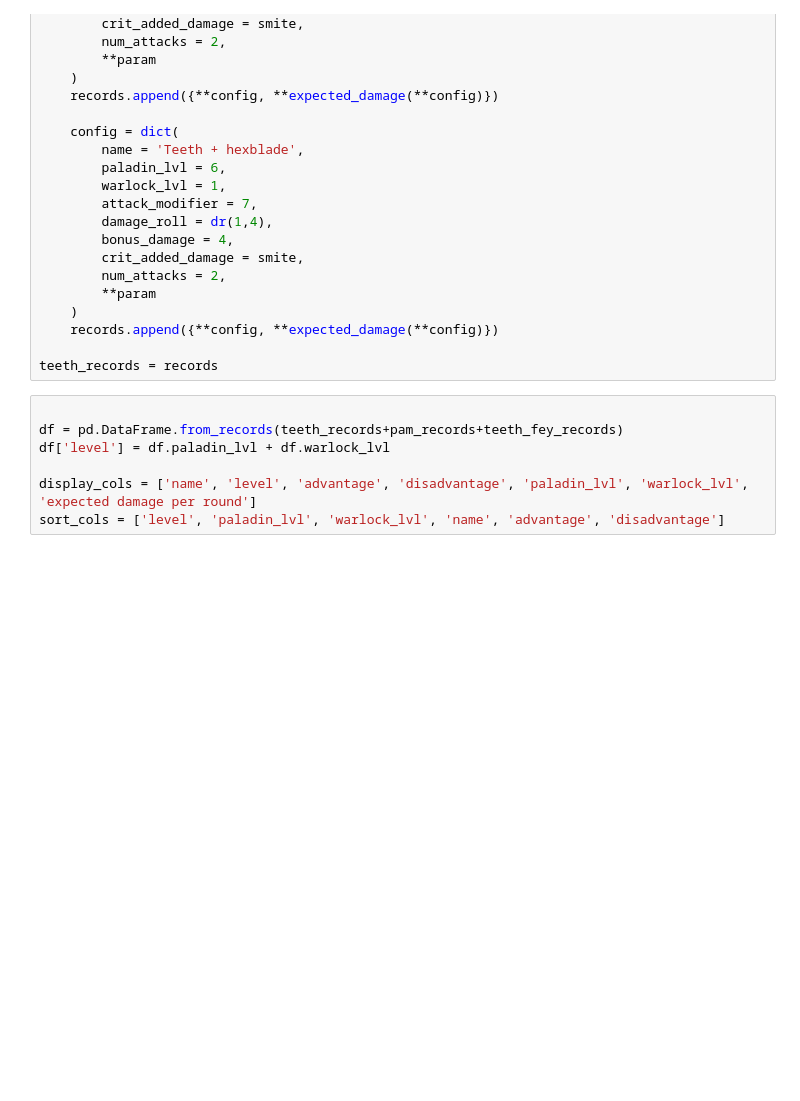
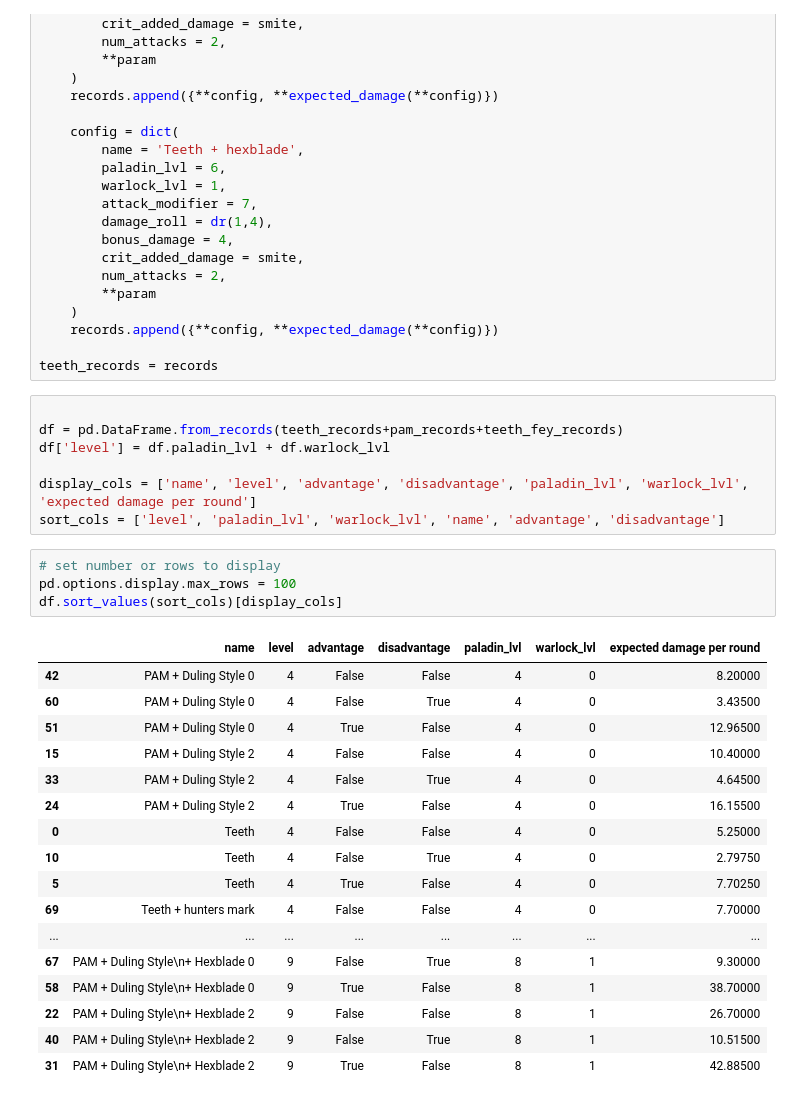
Before and after one commit to spencebeecher/dnd, a Jupyter notebook: dnd.ipynb, the cells around one changed output. Cells and saved outputs as stored; diff of their text form; blank space fills up the shorter version.

```diff
--- a/dnd.ipynb
+++ b/dnd.ipynb
@@ -355,4 +358,26 @@ df['level'] = df.paladin_lvl + df.warlock_lvl
 
 display_cols = ['name', 'level', 'advantage', 'disadvantage', 'paladin_lvl', 'warlock_lvl', 'expected damage per round']
 sort_cols = ['level', 'paladin_lvl', 'warlock_lvl', 'name', 'advantage', 'disadvantage']
+# %%
+# set number or rows to display
+pd.options.display.max_rows = 100
+df.sort_values(sort_cols)[display_cols]
+# %% [output]
+|  | name | level | advantage | disadvantage | paladin_lvl | warlock_lvl | expected damage per round |
+| 42 | PAM + Duling Style 0 | 4 | False | False | 4 | 0 | 8.20000 |
+| 60 | PAM + Duling Style 0 | 4 | False | True | 4 | 0 | 3.43500 |
+| 51 | PAM + Duling Style 0 | 4 | True | False | 4 | 0 | 12.96500 |
+| 15 | PAM + Duling Style 2 | 4 | False | False | 4 | 0 | 10.40000 |
+| 33 | PAM + Duling Style 2 | 4 | False | True | 4 | 0 | 4.64500 |
+| 24 | PAM + Duling Style 2 | 4 | True | False | 4 | 0 | 16.15500 |
+| 0 | Teeth | 4 | False | False | 4 | 0 | 5.25000 |
+| 10 | Teeth | 4 | False | True | 4 | 0 | 2.79750 |
+| 5 | Teeth | 4 | True | False | 4 | 0 | 7.70250 |
+| 69 | Teeth + hunters mark | 4 | False | False | 4 | 0 | 7.70000 |
+| ... | ... | ... | ... | ... | ... | ... | ... |
+| 67 | PAM + Duling Style\n+ Hexblade 0 | 9 | False | True | 8 | 1 | 9.30000 |
+| 58 | PAM + Duling Style\n+ Hexblade 0 | 9 | True | False | 8 | 1 | 38.70000 |
+| 22 | PAM + Duling Style\n+ Hexblade 2 | 9 | False | False | 8 | 1 | 26.70000 |
+| 40 | PAM + Duling Style\n+ Hexblade 2 | 9 | False | True | 8 | 1 | 10.51500 |
+| 31 | PAM + Duling Style\n+ Hexblade 2 | 9 | True | False | 8 | 1 | 42.88500 |
 # %%
```
Also changed, not shown: parts of 4 cells of this notebook.
